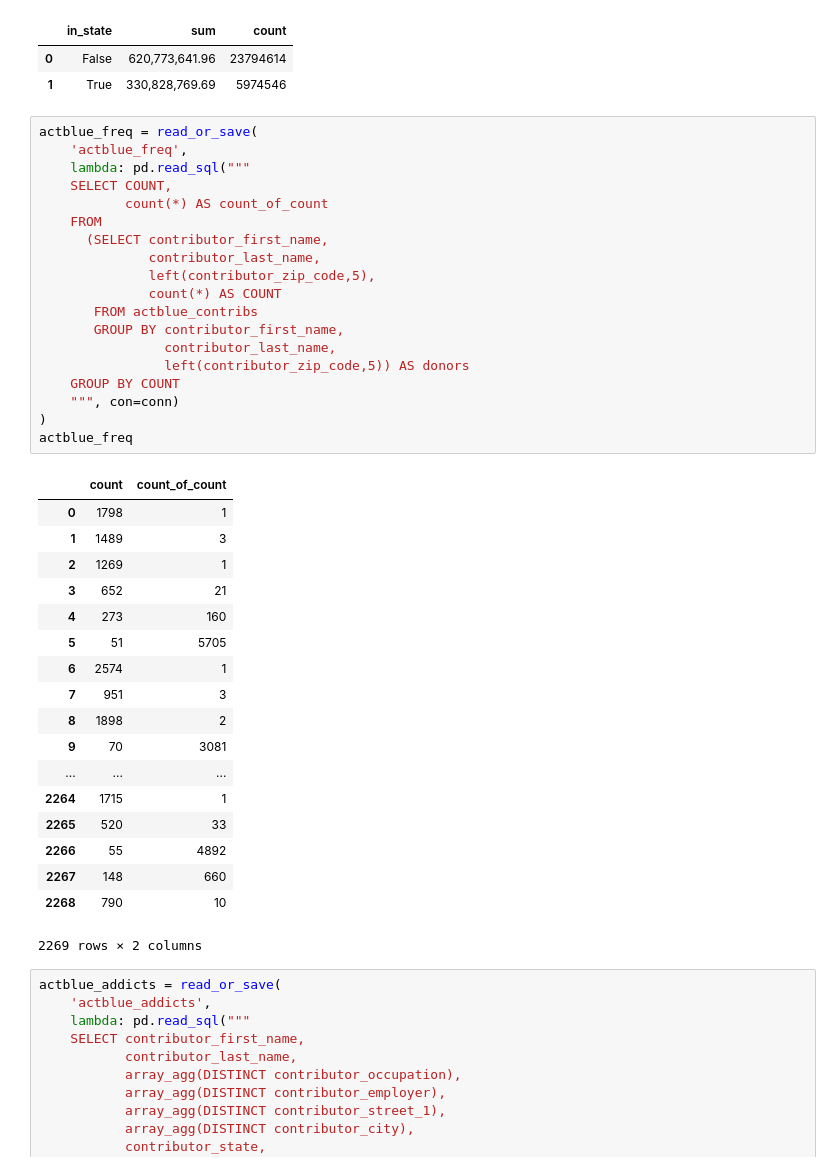
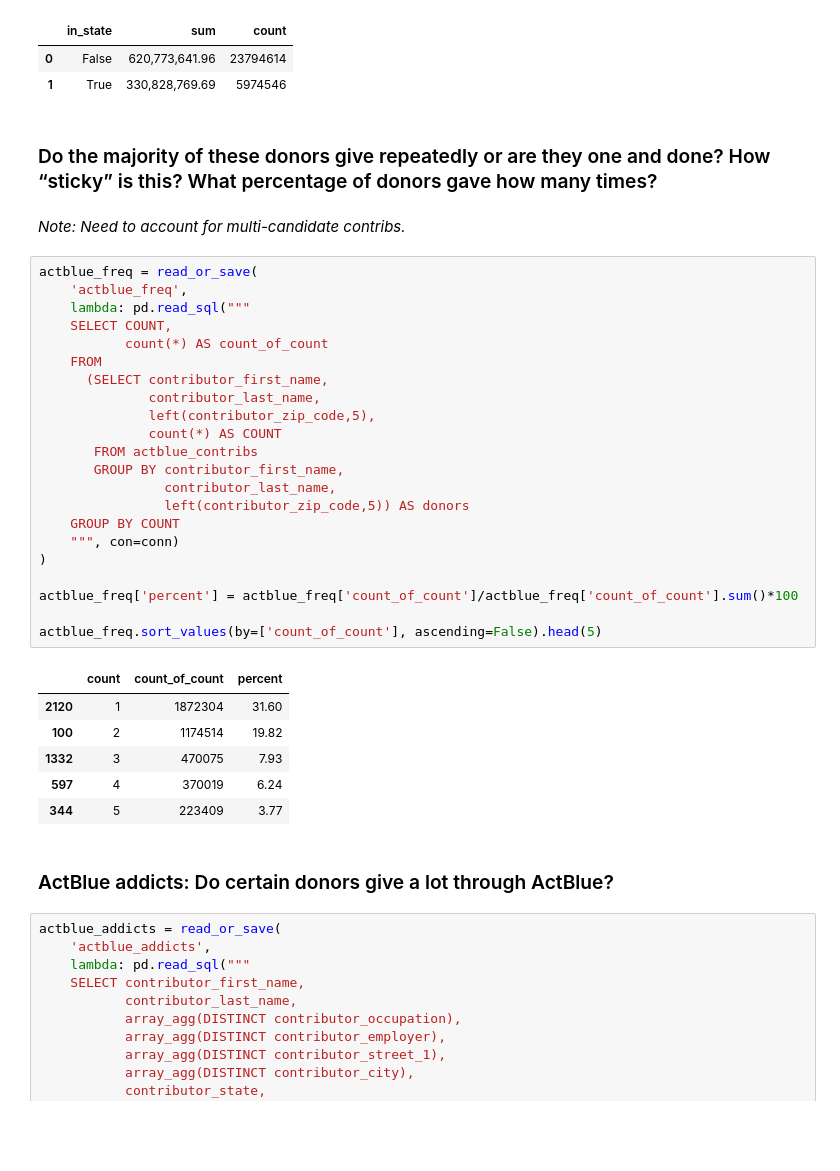
Before and after one commit to PublicI/actblue-analysis, a Jupyter notebook: analysis.ipynb, the cells around one changed output. Drawn from its saved outputs; the diff is of its cells as text; blank space fills up the shorter version.

```diff
--- a/analysis.ipynb
+++ b/analysis.ipynb
@@ -1060,44 +969,41 @@ actblue_in_state
 |  | in_state | sum | count |
 | 0 | False | 620,773,641.96 | 23794614 |
 | 1 | True | 330,828,769.69 | 5974546 |
+# %% [markdown]
+### Do the majority of these donors give repeatedly or are they one and done? How “sticky” is this? What percentage of donors gave how many times?
+# %% [markdown]
+_Note: Need to account for multi-candidate contribs._
 # %%
 actblue_freq = read_or_save(
     'actblue_freq',
     lambda: pd.read_sql("""
     SELECT COUNT,
            count(*) AS count_of_count
     FROM
       (SELECT contributor_first_name,
               contributor_last_name,
               left(contributor_zip_code,5),
               count(*) AS COUNT
        FROM actblue_contribs
        GROUP BY contributor_first_name,
                 contributor_last_name,
                 left(contributor_zip_code,5)) AS donors
     GROUP BY COUNT
     """, con=conn)
 )
-actblue_freq
+
+actblue_freq['percent'] = actblue_freq['count_of_count']/actblue_freq['count_of_count'].sum()*100
+
+actblue_freq.sort_values(by=['count_of_count'], ascending=False).head(5)
 # %% [output]
-|  | count | count_of_count |
-| 0 | 1798 | 1 |
-| 1 | 1489 | 3 |
-| 2 | 1269 | 1 |
-| 3 | 652 | 21 |
-| 4 | 273 | 160 |
-| 5 | 51 | 5705 |
-| 6 | 2574 | 1 |
-| 7 | 951 | 3 |
-| 8 | 1898 | 2 |
-| 9 | 70 | 3081 |
-| ... | ... | ... |
-| 2264 | 1715 | 1 |
-| 2265 | 520 | 33 |
-| 2266 | 55 | 4892 |
-| 2267 | 148 | 660 |
-| 2268 | 790 | 10 |
+|  | count | count_of_count | percent |
+| 2120 | 1 | 1872304 | 31.60 |
+| 100 | 2 | 1174514 | 19.82 |
+| 1332 | 3 | 470075 | 7.93 |
+| 597 | 4 | 370019 | 6.24 |
+| 344 | 5 | 223409 | 3.77 |
-2269 rows × 2 columns
+# %% [markdown]
+### ActBlue addicts: Do certain donors give a lot through ActBlue?
 # %%
 actblue_addicts = read_or_save(
     'actblue_addicts',
```
Also changed, not shown: parts of 48 cells of this notebook, 3 other files.
